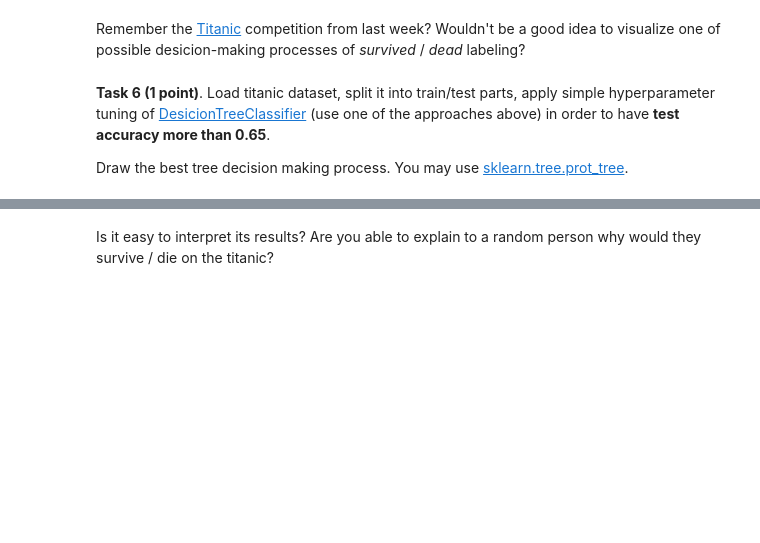
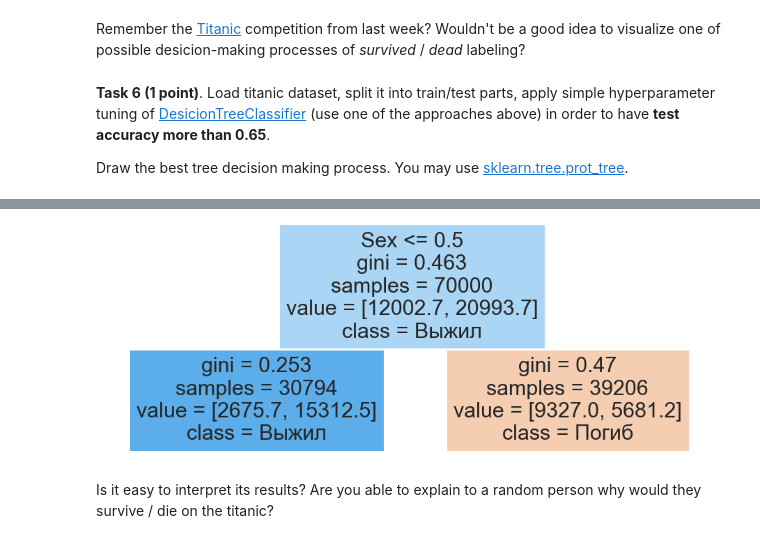
Before and after one commit to DIVIGL1/RSSchool-ML-Open-Course, a Jupyter notebook: 7_trees_and_ensembles/rf_classifier.ipynb, the cells around one changed output, grey strips where cells are left out. Saved outputs shown, nothing was run; the diff lists cells and outputs as text; code cells hidden in the pictures; blank space fills up the shorter version.

```diff
--- a/7_trees_and_ensembles/rf_classifier.ipynb
+++ b/7_trees_and_ensembles/rf_classifier.ipynb
@@ -522,0 +875,5 @@ from sklearn.tree import DecisionTreeClassifier
+# %%
+# your code here
+PATH = "./data/"
+data = pd.read_csv(os.path.join(PATH, 'titanic', 'train.csv')).set_index('PassengerId')
+data.head()
@@ -522,0 +998,30 @@ from sklearn.tree import DecisionTreeClassifier
+# %%
+%%time
+params = {
+            'ccp_alpha': [x / 10 for x in range(1, 5)],
+            'class_weight': [{0: x / 10, 1: round(1 - x / 10, 1)} for x in range(1, 5)],
+            'criterion': ['gini'],
+#             'max_depth': [x for x in range(1, 10)],
+            'splitter': ['best']
+         }
+
+dtc = DecisionTreeClassifier()
+dtc_random = RandomizedSearchCV(estimator=dtc,
+                                param_distributions=params,
+                                n_iter=5,
+                                random_state=RANDOM_STATE,
+                                n_jobs=-1,
+                               )
+
+dtc_random.fit(X_train, y_train)
+print(f"Лучшие параметры подобранные на 'сетке': {dtc_random.best_params_}\n")
+
+model = DecisionTreeClassifier(**dtc_random.best_params_)
+model.fit(X_train.values, y_train.values)
+
+train_score = round(accuracy_score(y_train, model.predict(X_train.values)), 3)
+print(f"Оценка accuracy на обучающей выборке: {p('b',1)}{train_score}{p()}")
+
+y_pred = model.predict(X_test.values)
+test_score = round(accuracy_score(y_test, y_pred), 3)
+print(f"Оценка accuracy на тестовой выборке:  {p('r',1)}{test_score}{p()}\n")
@@ -523,2 +1036,11 @@ from sklearn.tree import DecisionTreeClassifier
+# %%
+tree.plot_tree(model,
+               feature_names=data_prep.drop(columns='Survived').columns,
+               class_names=["Погиб", "Выжил"],
+               filled=True
+              )
+plt.show()
+# %% [output]
+[figure, added]
 # %% [markdown]
 Is it easy to interpret its results? Are you able to explain to a random person why would they survive / die on the titanic?
```
Also changed, not shown: parts of 52 cells of this notebook.
